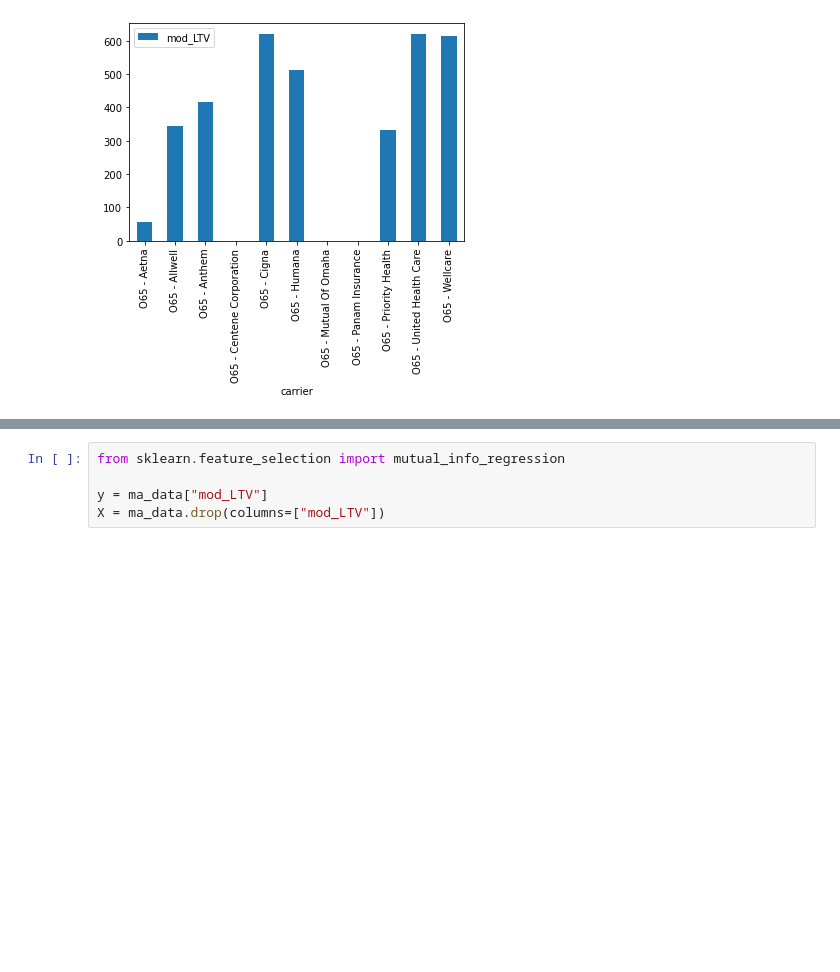
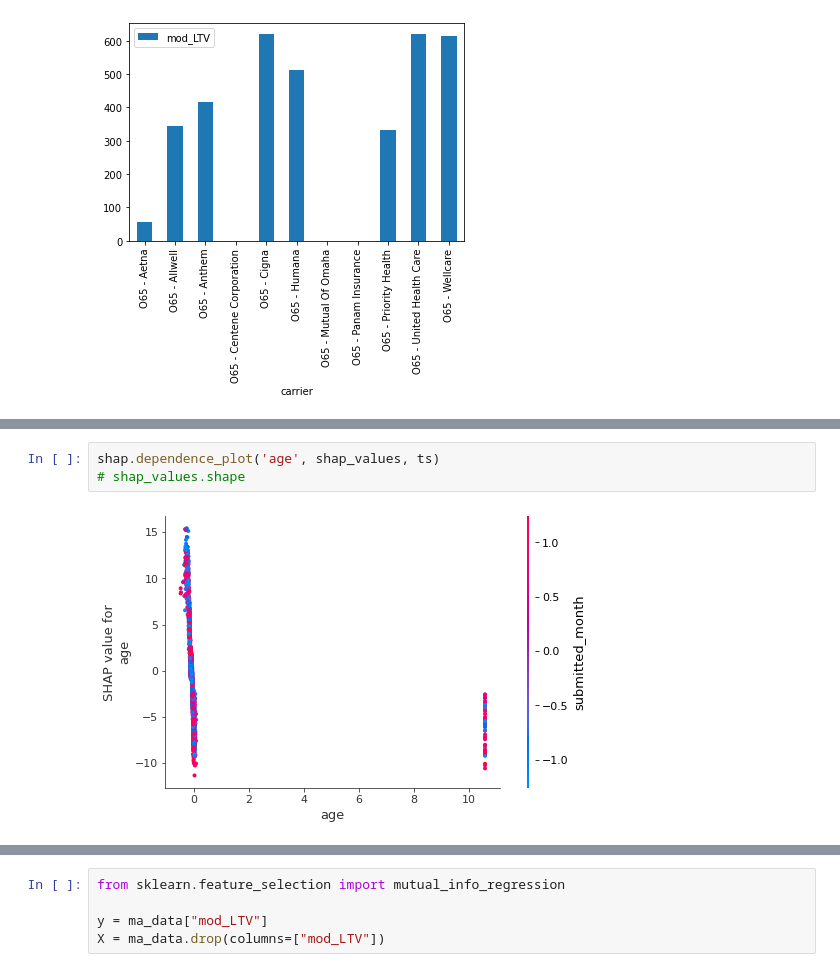
Before and after one commit to jawhar-healthcare/MedicareAdvantage_Pre_Conversion_LTV, a Jupyter notebook: model_dev.ipynb, the cells around one changed output, grey strips where cells are left out. Cells and saved outputs as stored; diff of their text form; blank space fills up the shorter version.

```diff
--- a/model_dev.ipynb
+++ b/model_dev.ipynb
@@ -133,0 +242,5 @@ categorical_columns
+# %%
+shap.dependence_plot('age', shap_values, ts)
+# shap_values.shape
+# %% [output]
+[figure, added]
```
Also changed, not shown: parts of 33 cells of this notebook, 10 other files.
